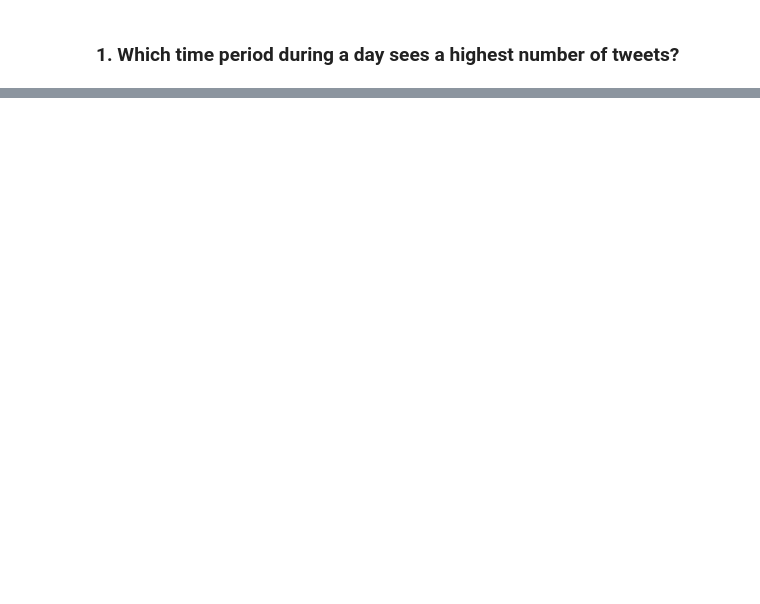
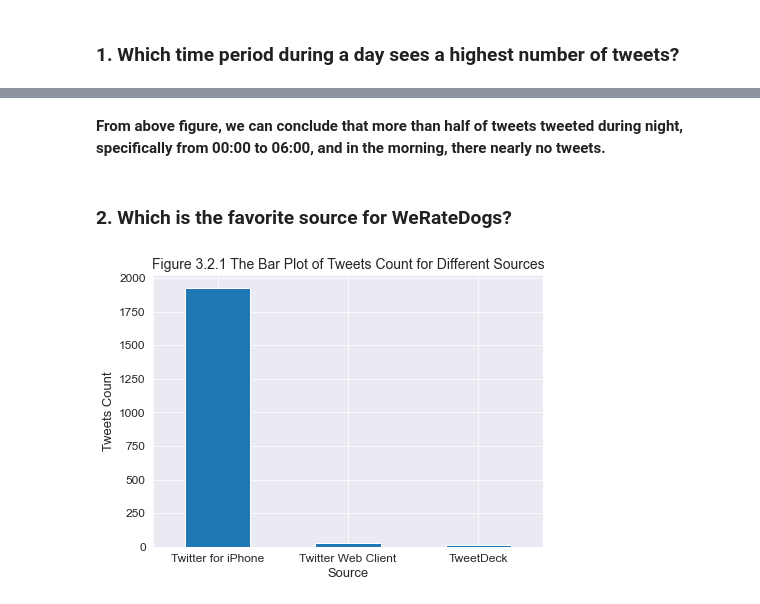
Before and after one commit to Meng-nanco/Data_Wrangling_project, a Jupyter notebook: wrangle_act.ipynb, the cells around one changed output, grey strips where cells are left out. Drawn from its saved outputs; the diff is of its cells as text; code cells hidden in the pictures; blank space fills up the shorter version.

```diff
--- a/wrangle_act.ipynb
+++ b/wrangle_act.ipynb
@@ -950,0 +1030,11 @@ df = pd.read_pickle('data/twitter_archive_master.pkl')
+# %% [markdown]
+**From above figure, we can conclude that more than half of tweets tweeted during night, specifically from 00:00 to 06:00, and in the morning, there nearly no tweets.**
+# %% [markdown]
+### 2. Which is the favorite source for WeRateDogs?
+# %%
+df.source.value_counts().plot(kind='bar', figsize=(7, 5), fontsize=12, rot=0)
+plt.xlabel('Source', fontsize=13)
+plt.ylabel('Tweets Count', fontsize=13)
+plt.title('Figure 3.2.1 The Bar Plot of Tweets Count for Different Sources', fontsize=14);
+# %% [output]
+[figure, added]
```
Also changed, not shown: parts of 33 cells of this notebook.
